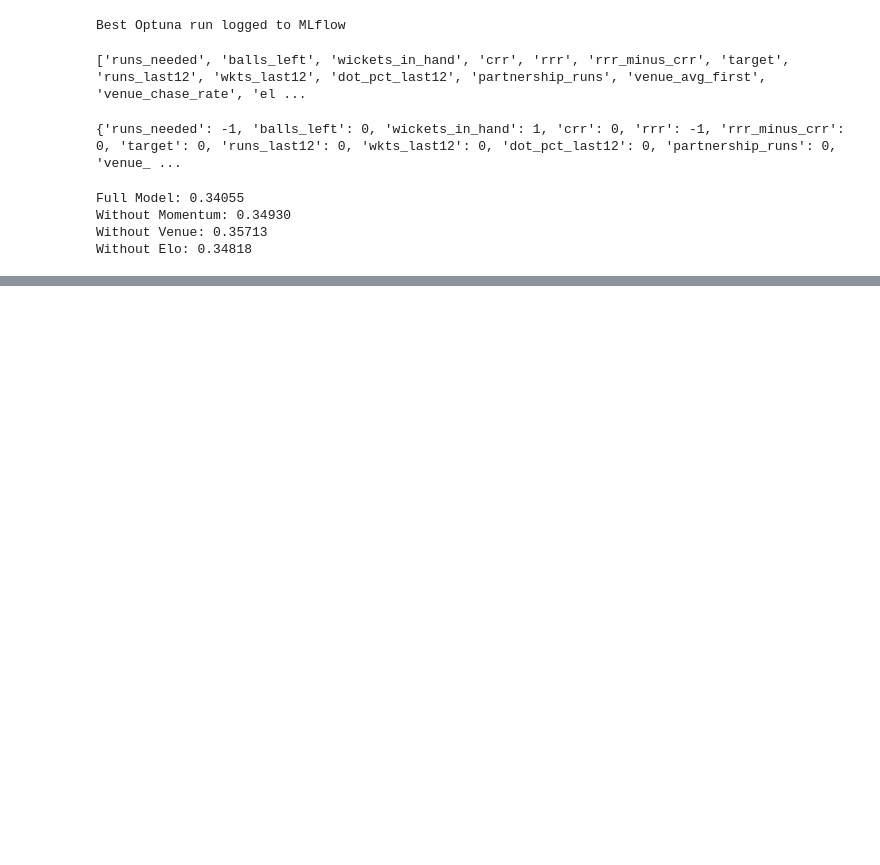
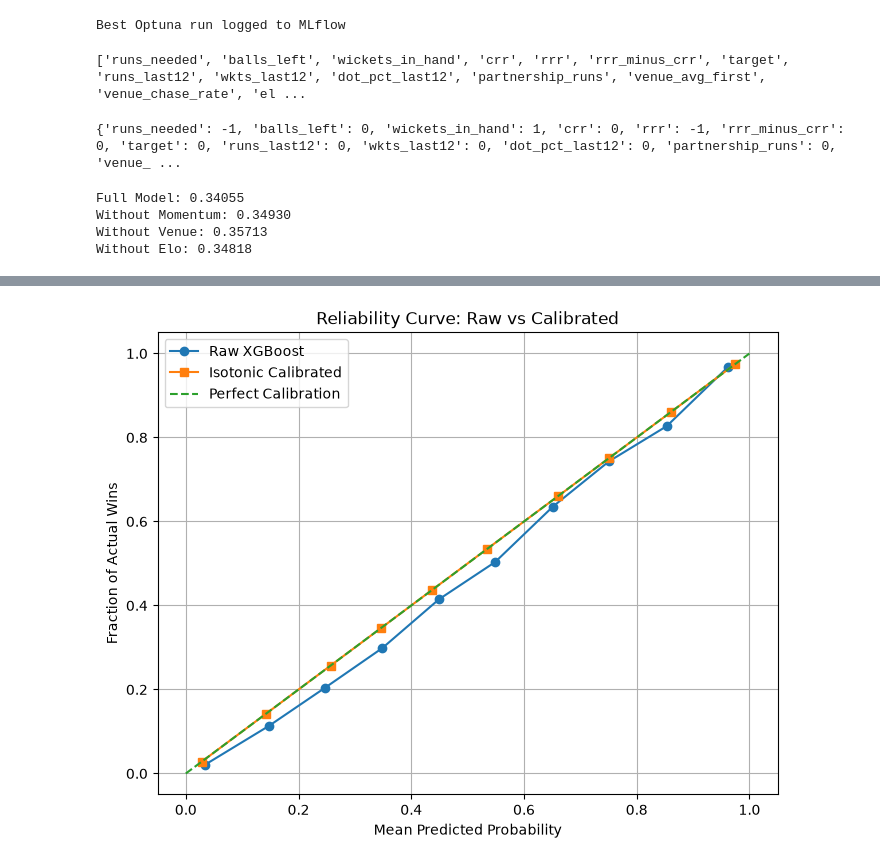
Before and after one commit to karnesh-sg/cric-win-pred, a Jupyter notebook: notebooks/01_eda.ipynb, the cells around one changed output, grey strips where cells are left out. Cells and saved outputs as stored; diff of their text form; code cells hidden in the pictures; blank space fills up the shorter version.

```diff
--- a/notebooks/01_eda.ipynb
+++ b/notebooks/01_eda.ipynb
@@ -2147,0 +2200,2 @@ Without Elo: 0.34818
+# %%
+cal = iso.predict(raw)
@@ -2147,0 +2208,45 @@ Without Elo: 0.34818
+# %%
+from sklearn.calibration import calibration_curve
+import matplotlib.pyplot as plt
+
+y = chase_val["label"]
+
+# Raw probabilities
+fy_raw, fx_raw = calibration_curve(
+    y, raw, n_bins=10
+)
+
+# Calibrated probabilities
+fy_cal, fx_cal = calibration_curve(
+    y, cal, n_bins=10
+)
+
+plt.figure(figsize=(8, 6))
+
+plt.plot(
+    fx_raw, fy_raw,
+    marker="o",
+    label="Raw XGBoost"
+)
+
+plt.plot(
+    fx_cal, fy_cal,
+    marker="s",
+    label="Isotonic Calibrated"
+)
+
+plt.plot(
+    [0, 1], [0, 1],
+    linestyle="--",
+    label="Perfect Calibration"
+)
+
+plt.xlabel("Mean Predicted Probability")
+plt.ylabel("Fraction of Actual Wins")
+plt.title("Reliability Curve: Raw vs Calibrated")
+plt.legend()
+plt.grid(True)
+
+plt.show()
+# %% [output]
+[figure, added]
```
Also changed, not shown: parts of 14 cells of this notebook, 4 other files.
